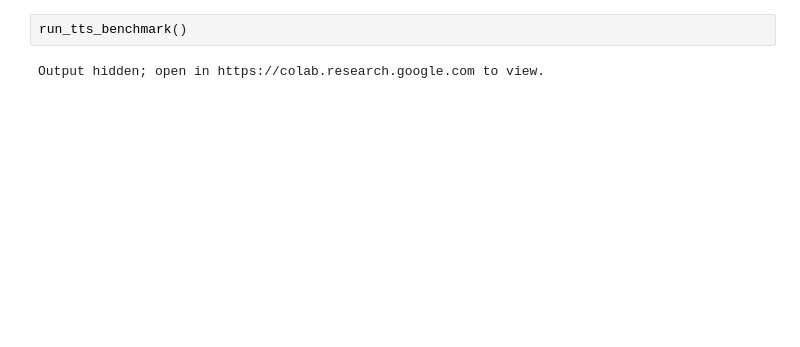
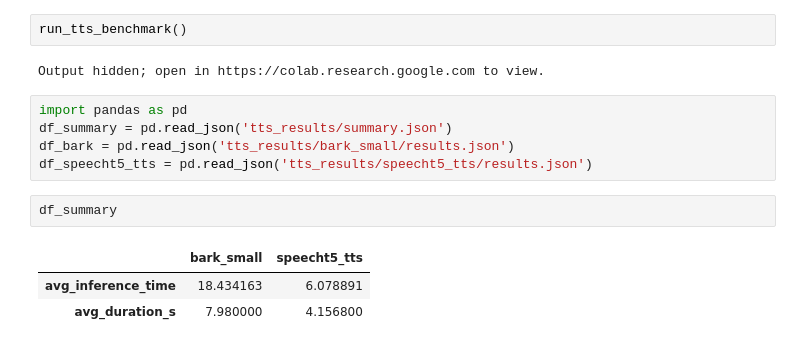
Before and after one commit to rkaushik97/MSGAI-AI-Podcast-Generator, a Jupyter notebook: tts_testing.ipynb, the cells around one changed output. Drawn from its saved outputs; the diff is of its cells as text; blank space fills up the shorter version.

```diff
--- a/tts_testing.ipynb
+++ b/tts_testing.ipynb
@@ -291,3 +308,14 @@ def run_tts_benchmark():
 run_tts_benchmark()
 # %% [output]
 Output hidden; open in https://colab.research.google.com to view.
+# %%
+import pandas as pd
+df_summary = pd.read_json('tts_results/summary.json')
+df_bark = pd.read_json('tts_results/bark_small/results.json')
+df_speecht5_tts = pd.read_json('tts_results/speecht5_tts/results.json')
+# %%
+df_summary
+# %% [output]
+|  | bark_small | speecht5_tts |
+| avg_inference_time | 18.434163 | 6.078891 |
+| avg_duration_s | 7.980000 | 4.156800 |
```
Also changed, not shown: parts of 6 cells of this notebook.
